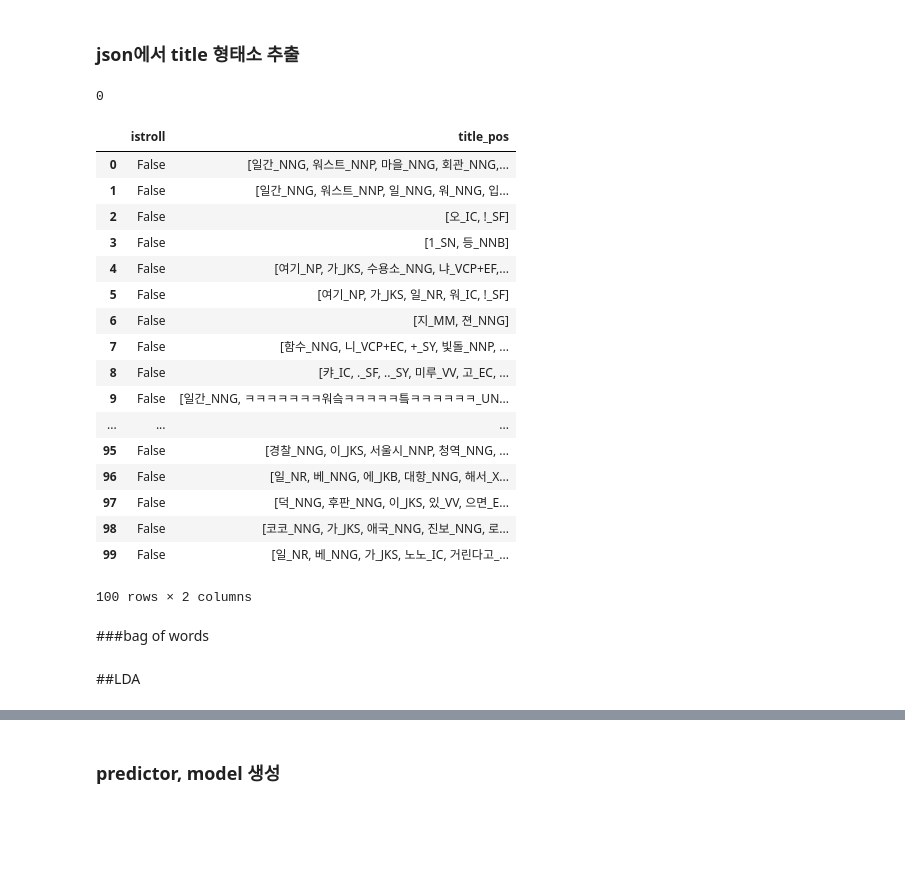
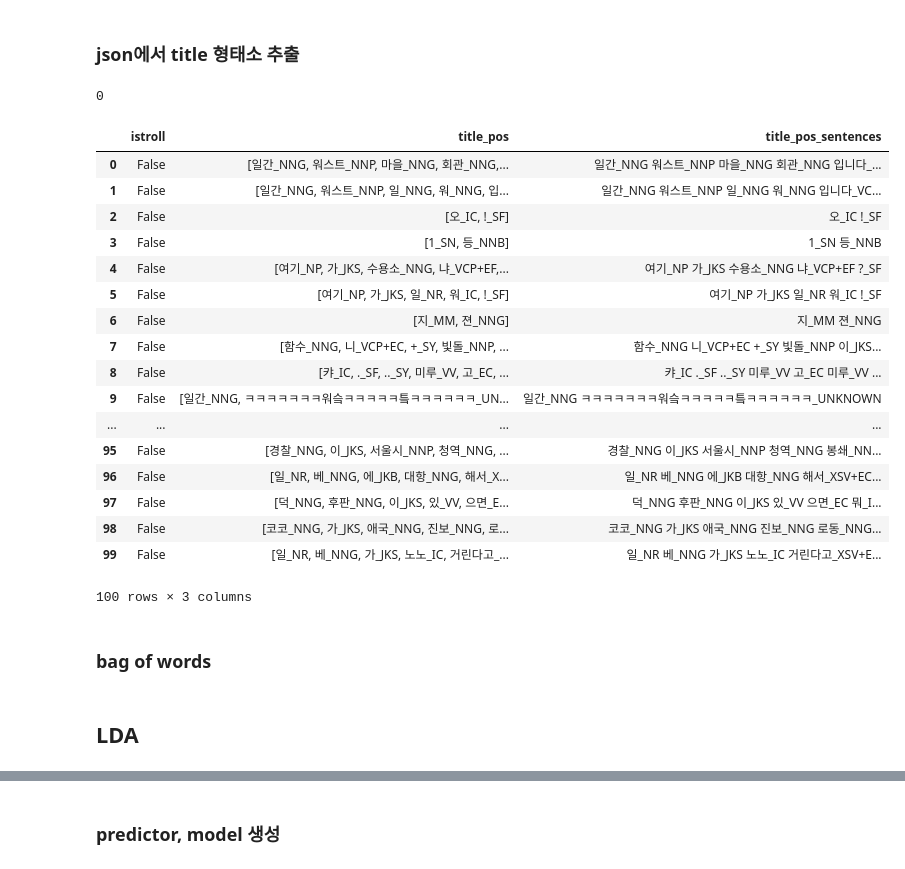
Before and after one commit to MacLunch/MacLunch, a Jupyter notebook: 1.Feature Extraction - Title.ipynb, the cells around one changed output, grey strips where cells are left out. Drawn from its saved outputs; the diff is of its cells as text; code cells hidden in the pictures; blank space fills up the shorter version.

Commit message:
title에 title_pos_sentences 추가

```diff
--- a/1.Feature Extraction - Title.ipynb
+++ b/1.Feature Extraction - Title.ipynb
@@ -26,44 +26,47 @@ for json_file_name in file_list:
 # %%
 from konlpy.tag import Mecab
 
 mecab = Mecab()
 
 labeled_train = []
 
 for cnt, article in enumerate(json_train):
 
     if cnt % 10000 == 0:
-        print cnt
+        print(cnt)
+
+    title_pos = ["%s_%s" % (word, pos) for word, pos in mecab.pos(article["title"])]
 
     labeled_train.append({
             "istroll": article["is_troll"],
-            "title_pos": ["%s_%s" % (word, pos) for word, pos in mecab.pos(article["title"])]
+            "title_pos": title_pos,
+            "title_pos_sentences" : " ".join(title_pos)
         })
 
 labeled_train = pd.DataFrame.from_dict(labeled_train)
 labeled_train
 # %% [output]
 0
-|  | istroll | title_pos |
-| 0 | False | [일간_NNG, 워스트_NNP, 마을_NNG, 회관_NNG,... |
-| 1 | False | [일간_NNG, 워스트_NNP, 일_NNG, 워_NNG, 입... |
-| 2 | False | [오_IC, !_SF] |
-| 3 | False | [1_SN, 등_NNB] |
-| 4 | False | [여기_NP, 가_JKS, 수용소_NNG, 냐_VCP+EF,... |
-| 5 | False | [여기_NP, 가_JKS, 일_NR, 워_IC, !_SF] |
-| 6 | False | [지_MM, 젼_NNG] |
-| 7 | False | [함수_NNG, 니_VCP+EC, +_SY, 빛돌_NNP, ... |
-| 8 | False | [캬_IC, ._SF, .._SY, 미루_VV, 고_EC, ... |
-| 9 | False | [일간_NNG, ㅋㅋㅋㅋㅋㅋㅋ워슼ㅋㅋㅋㅋㅋ틐ㅋㅋㅋㅋㅋㅋ_UN... |
-| ... | ... | ... |
-| 95 | False | [경찰_NNG, 이_JKS, 서울시_NNP, 청역_NNG, ... |
-| 96 | False | [일_NR, 베_NNG, 에_JKB, 대항_NNG, 해서_X... |
-| 97 | False | [덕_NNG, 후판_NNG, 이_JKS, 있_VV, 으면_E... |
-| 98 | False | [코코_NNG, 가_JKS, 애국_NNG, 진보_NNG, 로... |
-| 99 | False | [일_NR, 베_NNG, 가_JKS, 노노_IC, 거린다고_... |
+|  | istroll | title_pos | title_pos_sentences |
+| 0 | False | [일간_NNG, 워스트_NNP, 마을_NNG, 회관_NNG,... | 일간_NNG 워스트_NNP 마을_NNG 회관_NNG 입니다_... |
+| 1 | False | [일간_NNG, 워스트_NNP, 일_NNG, 워_NNG, 입... | 일간_NNG 워스트_NNP 일_NNG 워_NNG 입니다_VC... |
+| 2 | False | [오_IC, !_SF] | 오_IC !_SF |
+| 3 | False | [1_SN, 등_NNB] | 1_SN 등_NNB |
+| 4 | False | [여기_NP, 가_JKS, 수용소_NNG, 냐_VCP+EF,... | 여기_NP 가_JKS 수용소_NNG 냐_VCP+EF ?_SF |
+| 5 | False | [여기_NP, 가_JKS, 일_NR, 워_IC, !_SF] | 여기_NP 가_JKS 일_NR 워_IC !_SF |
+| 6 | False | [지_MM, 젼_NNG] | 지_MM 젼_NNG |
+| 7 | False | [함수_NNG, 니_VCP+EC, +_SY, 빛돌_NNP, ... | 함수_NNG 니_VCP+EC +_SY 빛돌_NNP 이_JKS... |
+| 8 | False | [캬_IC, ._SF, .._SY, 미루_VV, 고_EC, ... | 캬_IC ._SF .._SY 미루_VV 고_EC 미루_VV ... |
+| 9 | False | [일간_NNG, ㅋㅋㅋㅋㅋㅋㅋ워슼ㅋㅋㅋㅋㅋ틐ㅋㅋㅋㅋㅋㅋ_UN... | 일간_NNG ㅋㅋㅋㅋㅋㅋㅋ워슼ㅋㅋㅋㅋㅋ틐ㅋㅋㅋㅋㅋㅋ_UNKNOWN |
+| ... | ... | ... | ... |
+| 95 | False | [경찰_NNG, 이_JKS, 서울시_NNP, 청역_NNG, ... | 경찰_NNG 이_JKS 서울시_NNP 청역_NNG 봉쇄_NN... |
+| 96 | False | [일_NR, 베_NNG, 에_JKB, 대항_NNG, 해서_X... | 일_NR 베_NNG 에_JKB 대항_NNG 해서_XSV+EC... |
+| 97 | False | [덕_NNG, 후판_NNG, 이_JKS, 있_VV, 으면_E... | 덕_NNG 후판_NNG 이_JKS 있_VV 으면_EC 뭐_I... |
+| 98 | False | [코코_NNG, 가_JKS, 애국_NNG, 진보_NNG, 로... | 코코_NNG 가_JKS 애국_NNG 진보_NNG 로동_NNG... |
+| 99 | False | [일_NR, 베_NNG, 가_JKS, 노노_IC, 거린다고_... | 일_NR 베_NNG 가_JKS 노노_IC 거린다고_XSV+E... |
-100 rows × 2 columns
+100 rows × 3 columns
 # %% [markdown]
-###bag of words
+### bag of words
 # %%
 from sklearn.feature_extraction.text import CountVectorizer
 
@@ -82,7 +84,7 @@ def make_bag_of_words(labeled_train, max_features, col_name):
 
     return labeled_train
 # %% [markdown]
-##LDA
+## LDA
 # %%
 import gensim
 from gensim import corpora, models
```
Also changed, not shown: parts of 4 cells of this notebook.
